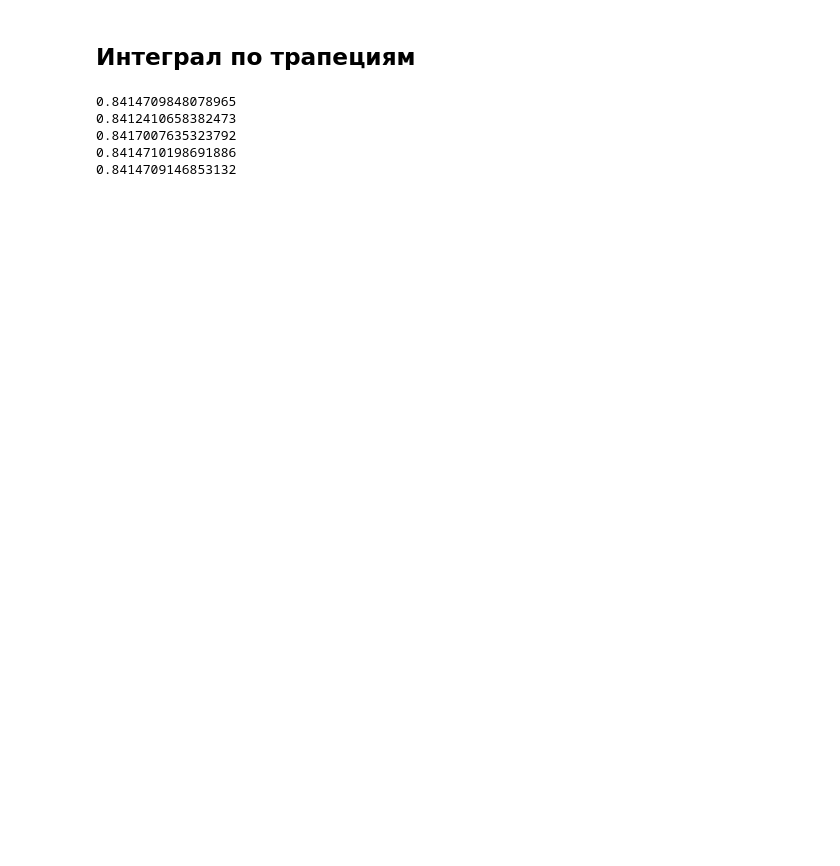
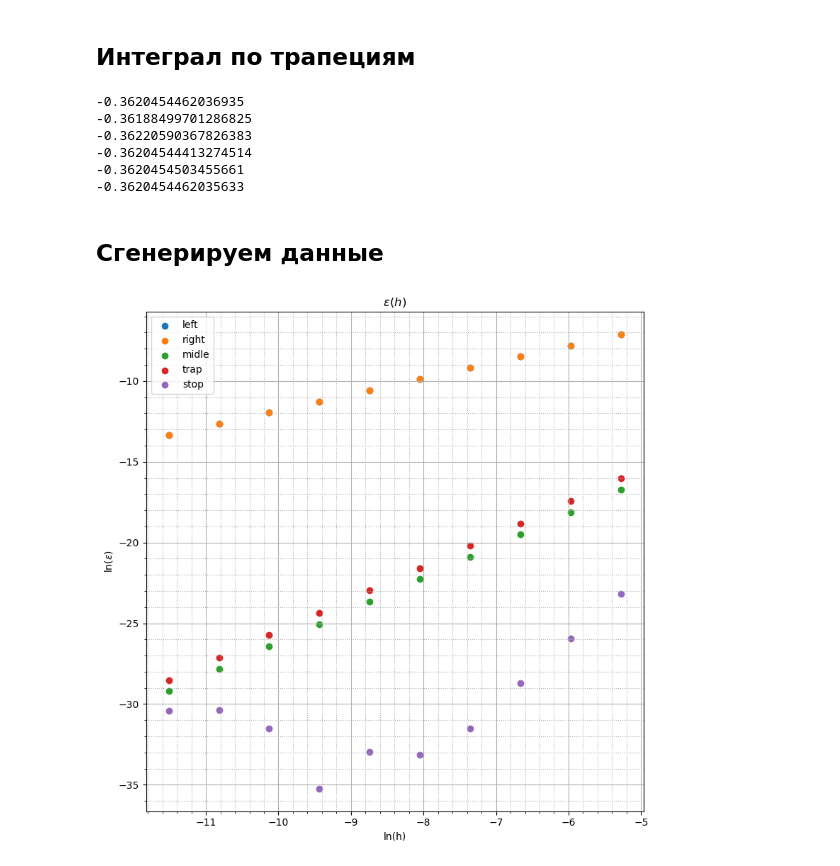
Before and after one commit to NikitaAgeev/For-jupyter, a Jupyter notebook: Вычматы_Лаба_2.ipynb, the cells around one changed output. Cells and saved outputs as stored; diff of their text form; code cells hidden in the pictures; blank space fills up the shorter version.

```diff
--- a/Вычматы_Лаба_2.ipynb
+++ b/Вычматы_Лаба_2.ipynb
@@ -18,10 +18,10 @@ $f(x) = cos(x)$
 $F(x) = sin(x)$
 # %%
 def f(x):
-    return math.cos(x)
+    return math.cos(1/(1+x))*(-(1/(1+x)**2))
 
 def F(x):
-    return math.sin(x)
+    return math.sin(1/(1+x))
 # %% [markdown]
 ## Сделаем проектор
 # %%
@@ -79,3 +81,19 @@ def midle_rect_Int (f, h, x_min, x_max):
+# %%
+def Stomp_Int (f, h_max, x_min, x_max):
+    n = int((x_max - x_min)/h_max) + 1
+    n = n+1 if (n%2 == 1) else n
+    h = (x_max - x_min)/n
+
+    f_arr = projector(f, h, x_min, x_max)
+
+    summ = 0;
+
+    for i in range (1, n, 2):
+        summ += f_arr[1,i-1] + f_arr[1,i+1] + 4*f_arr[1,i]
+
+    ans = summ*h/3
+
+    return ans
 # %% [markdown]
 ## Интеграл по трапециям
 # %%
@@ -99,9 +117,13 @@ print(left_rect_Int(f, 0.001, 0, 1))
 print(right_rect_Int(f, 0.001, 0, 1))
 print(midle_rect_Int(f, 0.001, 0, 1))
 print(trapezoid_Int(f, 0.001, 0, 1))
+print(Stomp_Int(f, 0.001, 0, 1))
 # %% [output]
-0.8414709848078965
-0.8412410658382473
-0.8417007635323792
-0.8414710198691886
-0.8414709146853132
+-0.3620454462036935
+-0.36188499701286825
+-0.36220590367826383
+-0.36204544413274514
+-0.3620454503455661
+-0.3620454462035633
+# %% [markdown]
+## Сгенерируем данные
@@ -107,0 +153,25 @@ print(trapezoid_Int(f, 0.001, 0, 1))
+# %%
+plt.figure(figsize=(8, 8))
+plt.title("$\epsilon (h)$")
+
+left      = plt.scatter(np.log(h_arr), np.log(F_left)      , marker='o', label = "left")
+right     = plt.scatter(np.log(h_arr), np.log(F_right)     , marker='o', label = "right")
+midle     = plt.scatter(np.log(h_arr), np.log(F_midle)     , marker='o', label = "midle")
+trapezoid = plt.scatter(np.log(h_arr), np.log(F_trapezoid) , marker='o', label = "trap")
+stomp     = plt.scatter(np.log(h_arr), np.log(F_stomp)     , marker='o', label = "stop")
+
+
+plt.legend(handles = [left, right, midle, trapezoid, stomp])
+
+#plt.scatter(h_arr, res_1_22, marker='o')
+
+plt.xlabel("ln(h)")
+plt.ylabel("ln($\epsilon$)")
+plt.minorticks_on()
+plt.grid(which='major')
+plt.grid(which='minor', linestyle=':')
+# plt.legend(fontsize = 12)
+plt.tight_layout()
+plt.show()
+# %% [output]
+[figure, added]
```
Also changed, not shown: parts of 2 cells of this notebook.
